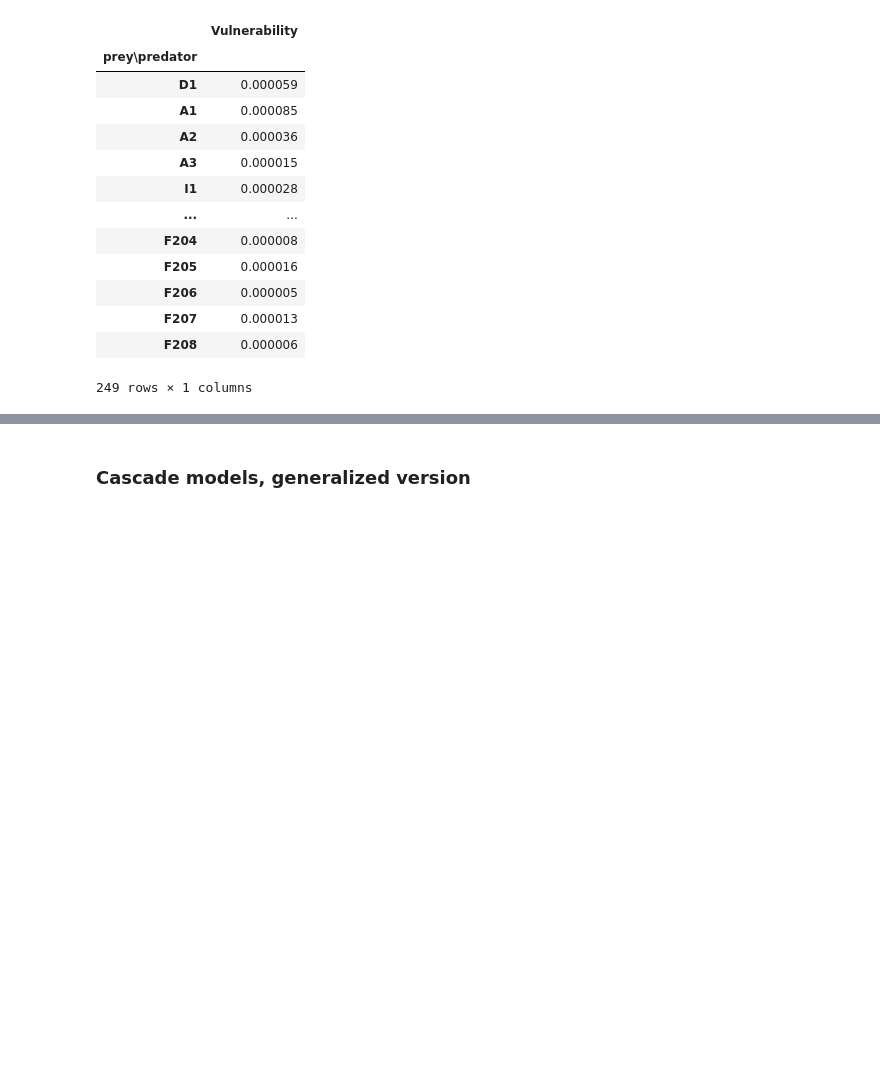
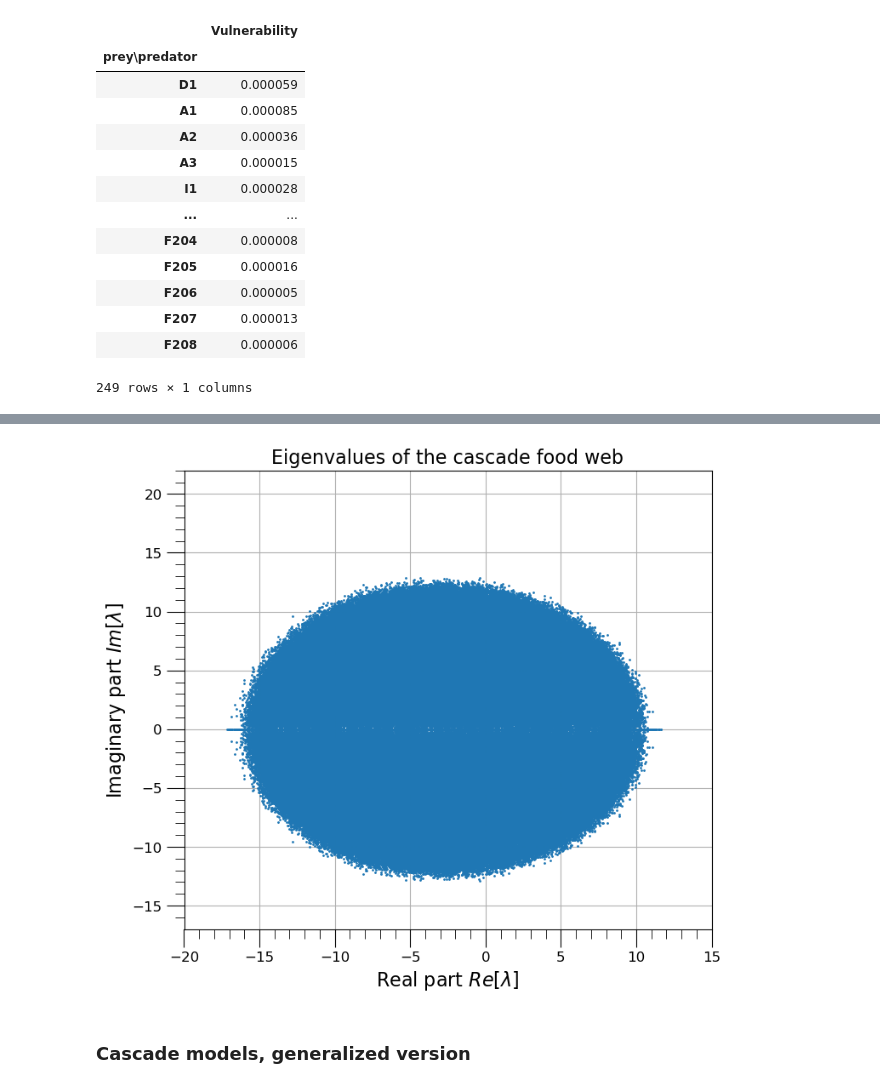
Before and after one commit to tommasoamico/PhysicalModelsOfLivingSystems, a Jupyter notebook: Week_4_assigment/Tommaso_Amico_week4.ipynb, the cells around one changed output, grey strips where cells are left out. Saved outputs shown, nothing was run; the diff lists cells and outputs as text; code cells hidden in the pictures; blank space fills up the shorter version.

Commit message:
Added the eigenvalues for the cascade model

```diff
--- a/Week_4_assigment/Tommaso_Amico_week4.ipynb
+++ b/Week_4_assigment/Tommaso_Amico_week4.ipynb
@@ -1130,3 +1157,26 @@ The trophic coherence of the cascade food web is 192.17.
+# %%
+S = 249
+d = 5
+distribution = np.random.normal
+n_realizations = 1000
+parameters = {'loc': 0, 'scale': 1}
+# %%
+eigenvalues_cas = np.concatenate([random_matrix_cascade(S, link_matrix, d, distribution, parameters) for _ in range(n_realizations)])
+# %%
+fig, ax = plt.subplots(figsize = (8, 7))
+ax.scatter(eigenvalues_cas.real, eigenvalues_cas.imag, s = 1, color = 'C0', zorder = 2)
+ax.tick_params(axis='both', which='major', labelsize=12, length=15)
+ax.tick_params(axis='both', which='minor', labelsize=12, length=8)
+ax.minorticks_on()
+ax.set_xlabel('Real part $Re[\\lambda]$', fontsize = 16)
+ax.set_ylabel('Imaginary part $Im[\\lambda]$', fontsize = 16)
+ax.set_title('Eigenvalues of the cascade food web', fontsize = 16)
+ax.set_xlim(-20, 15)
+ax.set_ylim(-17, 22)
+ax.grid(zorder = 1)
+plt.show()
+# %% [output]
+[figure, added]
 # %% [markdown]
 ### Cascade models, generalized version
 # %%
```
Also changed, not shown: parts of 22 cells of this notebook.
